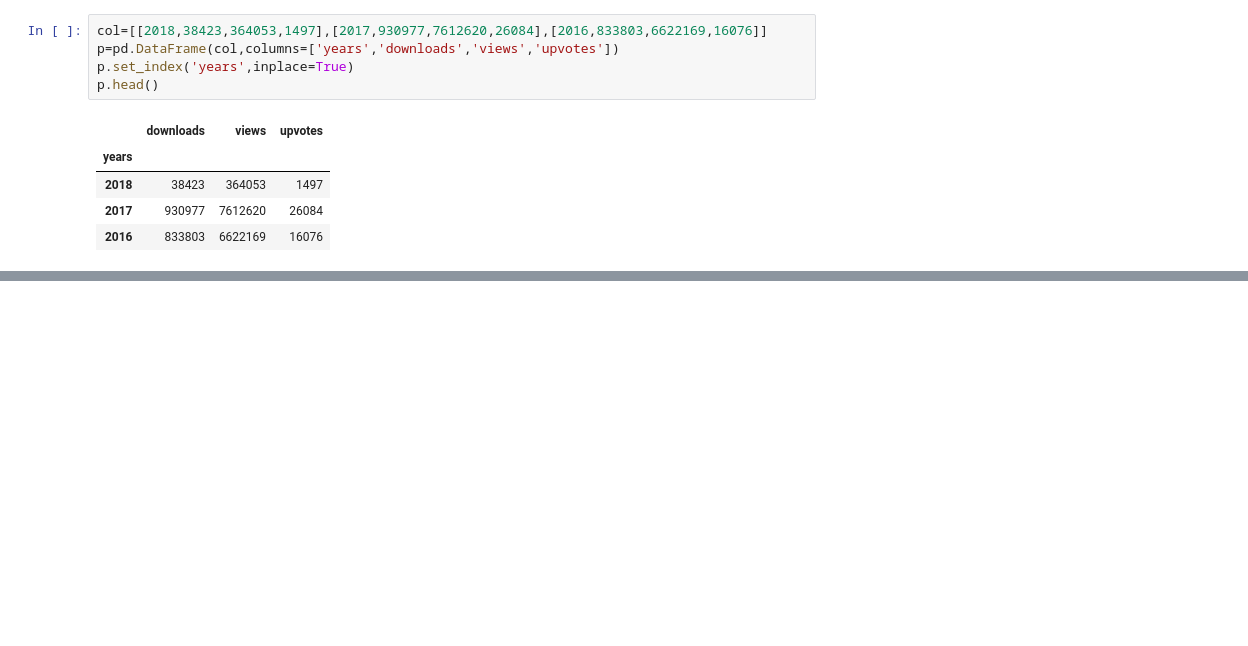
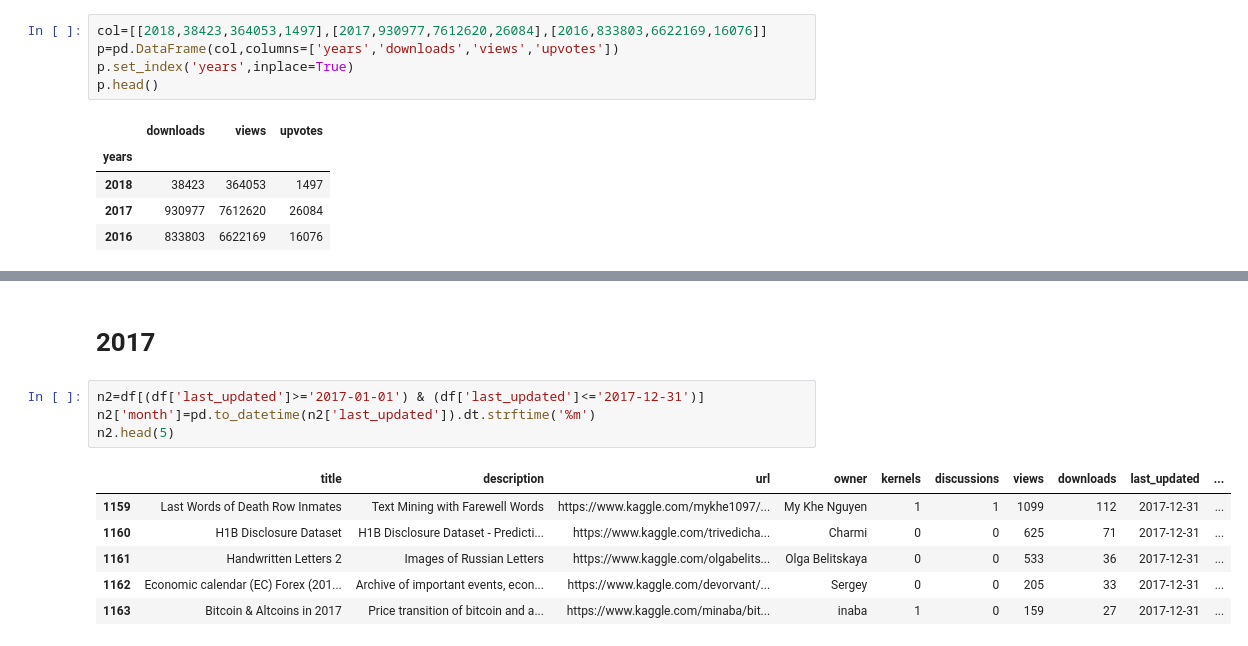
Before and after one commit to Namrata-Paul/Datasets, a Jupyter notebook: sjit_analysis.ipynb, the cells around one changed output, grey strips where cells are left out. Cells and saved outputs as stored; diff of their text form; blank space fills up the shorter version.

```diff
--- a/sjit_analysis.ipynb
+++ b/sjit_analysis.ipynb
@@ -278,0 +305,13 @@ p.iplot(kind='heatmap')
+# %% [markdown]
+# 2017
+# %%
+n2=df[(df['last_updated']>='2017-01-01') & (df['last_updated']<='2017-12-31')]
+n2['month']=pd.to_datetime(n2['last_updated']).dt.strftime('%m')
+n2.head(5)
+# %% [output]
+|  | title | description | url | owner | kernels | discussions | views | downloads | last_updated | ... |
+| 1159 | Last Words of Death Row Inmates | Text Mining with Farewell Words | https://www.kaggle.com/mykhe1097/... | My Khe Nguyen | 1 | 1 | 1099 | 112 | 2017-12-31 | ... |
+| 1160 | H1B Disclosure Dataset | H1B Disclosure Dataset - Predicti... | https://www.kaggle.com/trivedicha... | Charmi | 0 | 0 | 625 | 71 | 2017-12-31 | ... |
+| 1161 | Handwritten Letters 2 | Images of Russian Letters | https://www.kaggle.com/olgabelits... | Olga Belitskaya | 0 | 0 | 533 | 36 | 2017-12-31 | ... |
+| 1162 | Economic calendar (EC) Forex (201... | Archive of important events, econ... | https://www.kaggle.com/devorvant/... | Sergey | 0 | 0 | 205 | 33 | 2017-12-31 | ... |
+| 1163 | Bitcoin & Altcoins in 2017 | Price transition of bitcoin and a... | https://www.kaggle.com/minaba/bit... | inaba | 1 | 0 | 159 | 27 | 2017-12-31 | ... |
```
Also changed, not shown: parts of 13 cells of this notebook, 1 other file.
